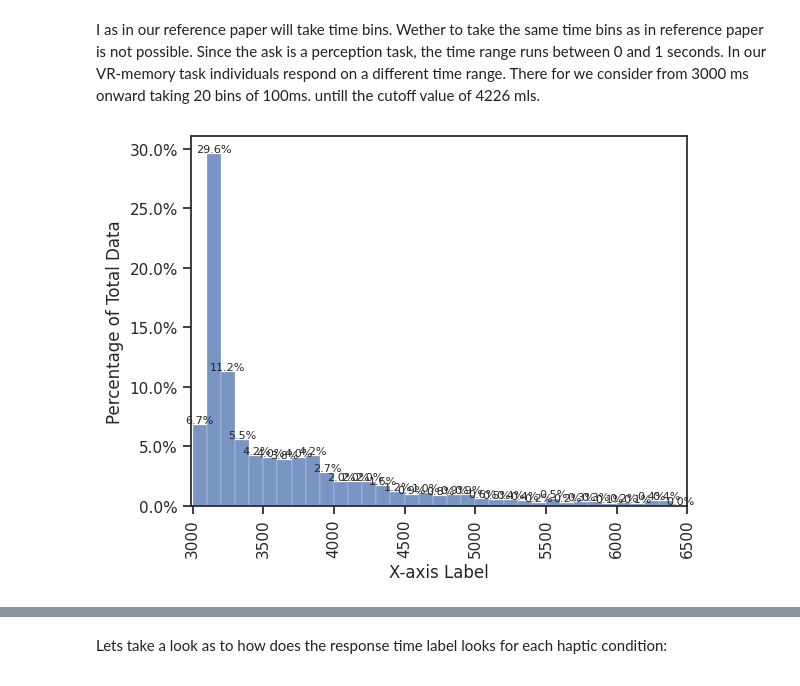
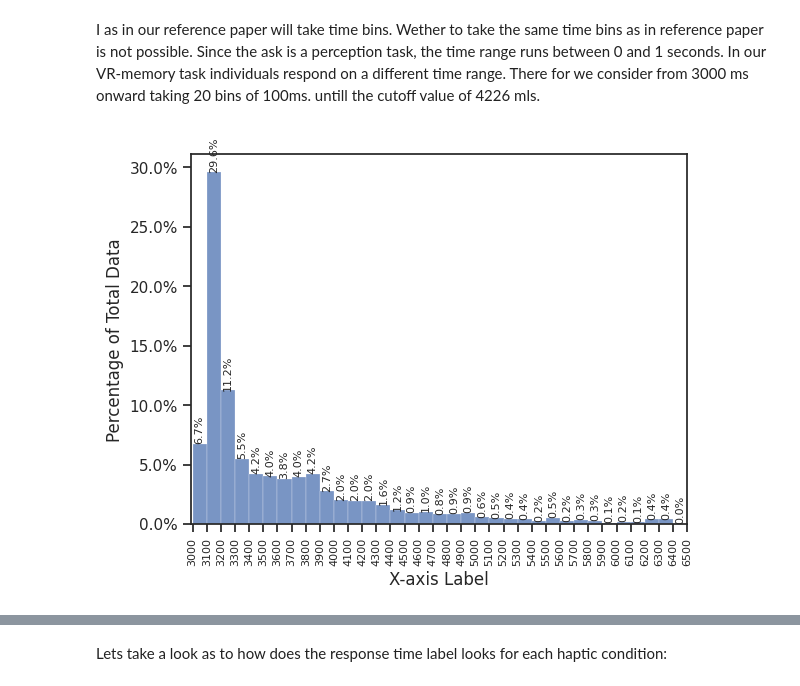
Before and after one commit to BenjaminDupre/m-b_thesis, a Jupyter notebook: Analysis/Analysis..ipynb, the cells around one changed output, grey strips where cells are left out. Drawn from its saved outputs; the diff is of its cells as text; code cells hidden in the pictures.

```diff
--- a/Analysis/Analysis..ipynb
+++ b/Analysis/Analysis..ipynb
@@ -574,0 +807,5 @@ Comparison of Different Response Time Outlier Exclusion Methods: A Simulation St
+# %%
+# Creating a flag for each trial using the previous definition.
+work_df_no_outl['rt_flag'] = work_df_no_outl['time_ms'].apply(lambda x: 'fast' if x <= 3400 else 'slow')
+# Creating a log RT
+work_df_no_outl['rt_log'] = work_df_no_outl['time_ms'].apply(lambda x: math.log(x, 10))
@@ -788,32 +1036,32 @@ I as in our reference paper will take time bins. Wether to take the same time bi
 # %%
 
 
 # Define the bin edges
 bin_edges = range(3000, int(work_df_no_outl['time_ms'].max()) + 100, 100)
 
 # Create the histogram with custom bin edges
 ax = sns.histplot(data=work_df_no_outl, x='time_ms', bins=bin_edges, stat='percent')
 
 # Customize the number of x-tick labels
-plt.xticks(rotation=90)
+plt.xticks(np.arange(3000, work_df_no_outl['time_ms'].max() + 100, 100), fontsize=8, rotation=90)
 
 # Format y-axis labels as percentages with one decimal place
 ax.yaxis.set_major_formatter(plt.FuncFormatter(lambda x, _: f'{x:.1f}%'))
 
 # Add labels to the x and y axes
 plt.xlabel('X-axis Label')
 plt.ylabel('Percentage of Total Data')
 # Cut axis
 plt.xlim(3000-10,6500)
 
 # Add text with the percentage on top of each bar
 for bar in ax.patches:
     percentage = bar.get_height()
     ax.annotate(f'{percentage:.1f}%',
                 (bar.get_x() + bar.get_width() / 2, bar.get_height()),
-                ha='center', va='bottom', fontsize=8)
+                ha='center', va='bottom', fontsize=8, rotation=90)
 
 # Show the plot
 plt.show()
 # %% [output]
-[figure, old version]
+[figure, new version]
```
Also changed, not shown: parts of 38 cells of this notebook.
